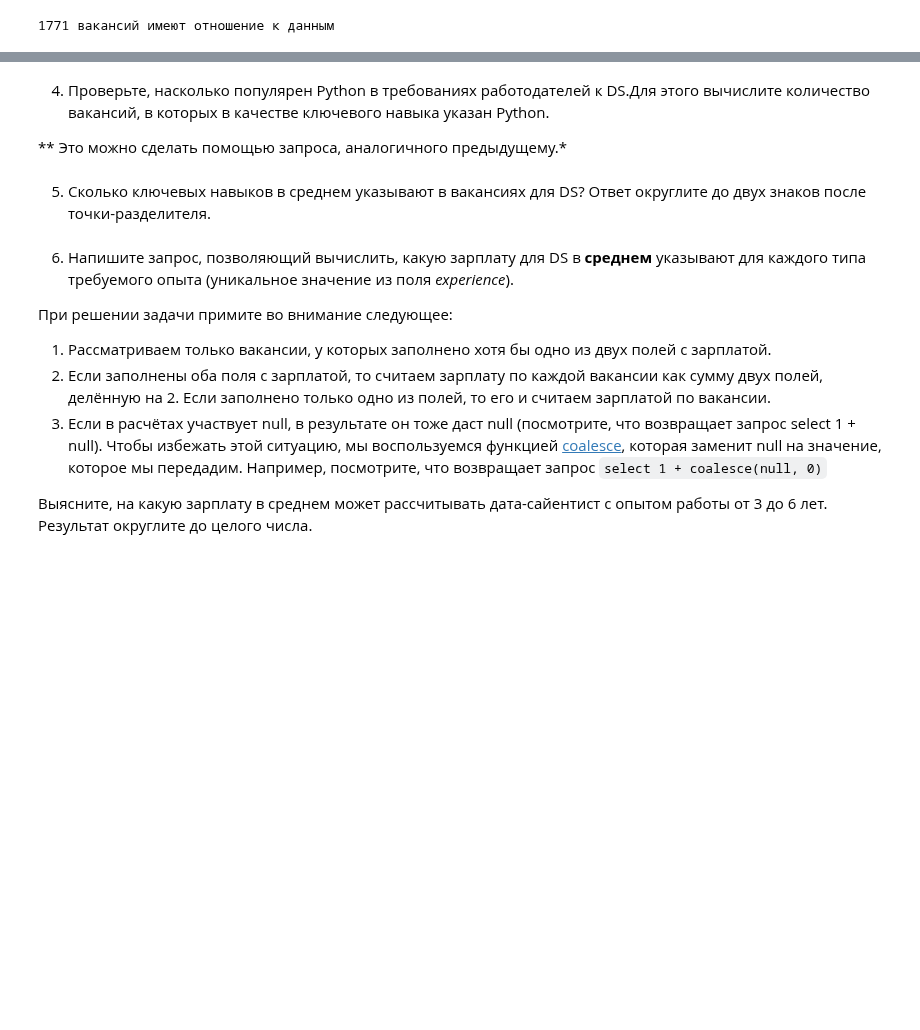
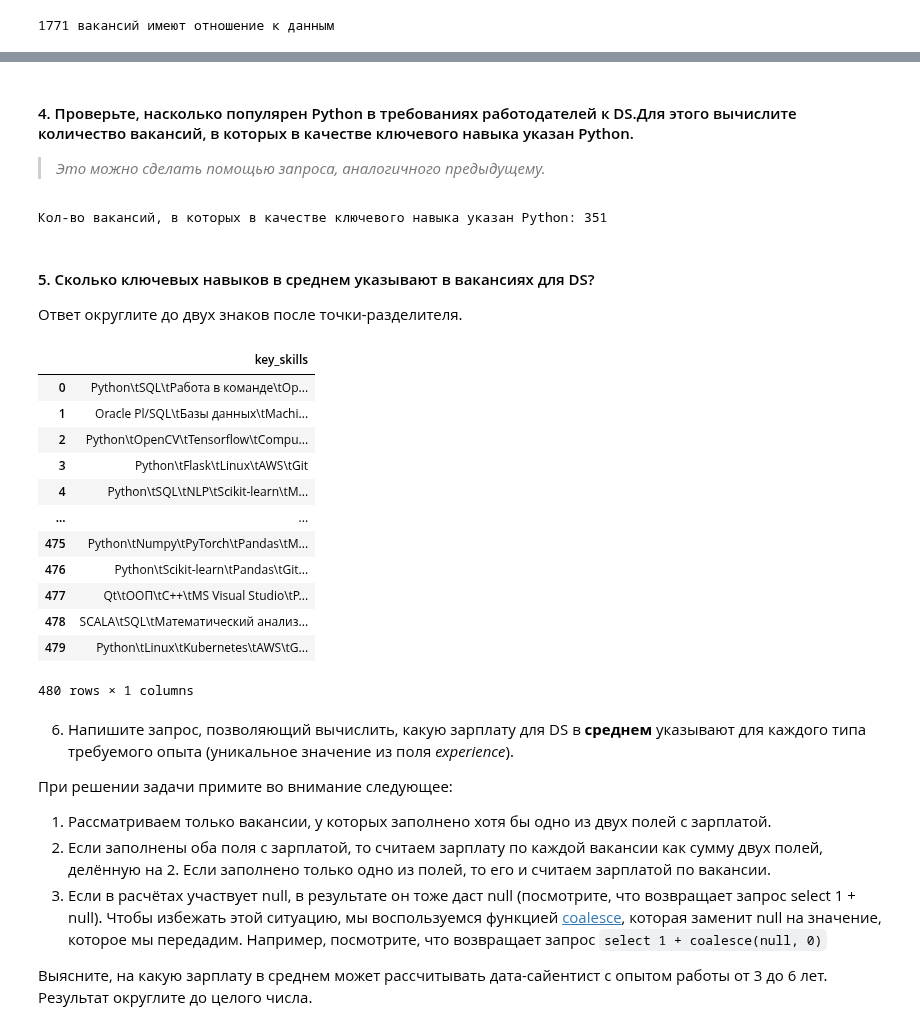
Before and after one commit to Novkozinin/SF_projects, a Jupyter notebook: Project-02_Анализ_вакансий_из_HeadHunter/Project_2_Анализ_вакансий_из_HeadHunter.ipynb, the cells around one changed output, grey strips where cells are left out. Cells and saved outputs as stored; diff of their text form; code cells hidden in the pictures; blank space fills up the shorter version.

```diff
--- a/Project-02_Анализ_вакансий_из_HeadHunter/Project_2_Анализ_вакансий_из_HeadHunter.ipynb
+++ b/Project-02_Анализ_вакансий_из_HeadHunter/Project_2_Анализ_вакансий_из_HeadHunter.ipynb
@@ -586,6 +614,6 @@ select
 # %% [markdown]
-4. Проверьте, насколько популярен Python в требованиях работодателей к DS.Для этого вычислите количество вакансий, в которых в качестве ключевого навыка указан Python.
+#### 4. Проверьте, насколько популярен Python в требованиях работодателей к DS.Для этого вычислите количество вакансий, в которых в качестве ключевого навыка указан Python.
 
-** Это можно сделать помощью запроса, аналогичного предыдущему.*
+>*Это можно сделать помощью запроса, аналогичного предыдущему.*
 # %%
 # текст запроса
@@ -592,12 +634,49 @@ select
 # %%
 # результат запроса
+df_6_4 = pd.read_sql_query(query_6_4, connection)
+# display(df_6_4) # проверка dataframe
+print(f"Кол-во вакансий, в которых в качестве ключевого навыка указан \
+Python: {df_6_4.iloc[0,0]}") # вывод ответа
+# %% [output]
+Кол-во вакансий, в которых в качестве ключевого навыка указан Python: 351
 # %% [markdown]
-5. Сколько ключевых навыков в среднем указывают в вакансиях для DS?
+#### 5. Сколько ключевых навыков в среднем указывают в вакансиях для DS?
 Ответ округлите до двух знаков после точки-разделителя.
 # %%
 # текст запроса
+query_6_5 = f'''
+select
+    key_skills -- ключевые навыки
+from -- используем код запроса для фильтра вакансий дата-сайентистов в качестве подзапроса
+    (select *
+    from vacancies
+    where lower(name) like '%data scientist%' -- критерии отбора вакансий дата-сайентистов
+        or lower(name) like '%data science%'
+        or lower(name) like '%исследователь данных%'
+        or (name like '%ML%' and name not like '%HTML%')
+        or lower(name) like '%machine learning%'
+        or lower(name) like '%машинн%обучен%') as ds_vacancies
+'''
 # %%
 # результат запроса
+df_6_5 = pd.read_sql_query(query_6_5, connection)
+display(df_6_5) # проверка dataframe
+# print(f"Кол-во вакансий, в которых в качестве ключевого навыка указан \
+# Python: {df_6_5.iloc[0,0]}") # вывод ответа
+# %% [output]
+|  | key_skills |
+| 0 | Python\tSQL\tРабота в команде\tOp... |
+| 1 | Oracle Pl/SQL\tБазы данных\tMachi... |
+| 2 | Python\tOpenCV\tTensorflow\tCompu... |
+| 3 | Python\tFlask\tLinux\tAWS\tGit |
+| 4 | Python\tSQL\tNLP\tScikit-learn\tM... |
+| ... | ... |
+| 475 | Python\tNumpy\tPyTorch\tPandas\tМ... |
+| 476 | Python\tScikit-learn\tPandas\tGit... |
+| 477 | Qt\tООП\tC++\tMS Visual Studio\tР... |
+| 478 | SCALA\tSQL\tМатематический анализ... |
+| 479 | Python\tLinux\tKubernetes\tAWS\tG... |
+480 rows × 1 columns
 # %% [markdown]
 6. Напишите запрос, позволяющий вычислить, какую зарплату для DS в **среднем** указывают для каждого типа требуемого опыта (уникальное значение из поля *experience*).
 
```
Also changed, not shown: parts of 10 cells of this notebook.
